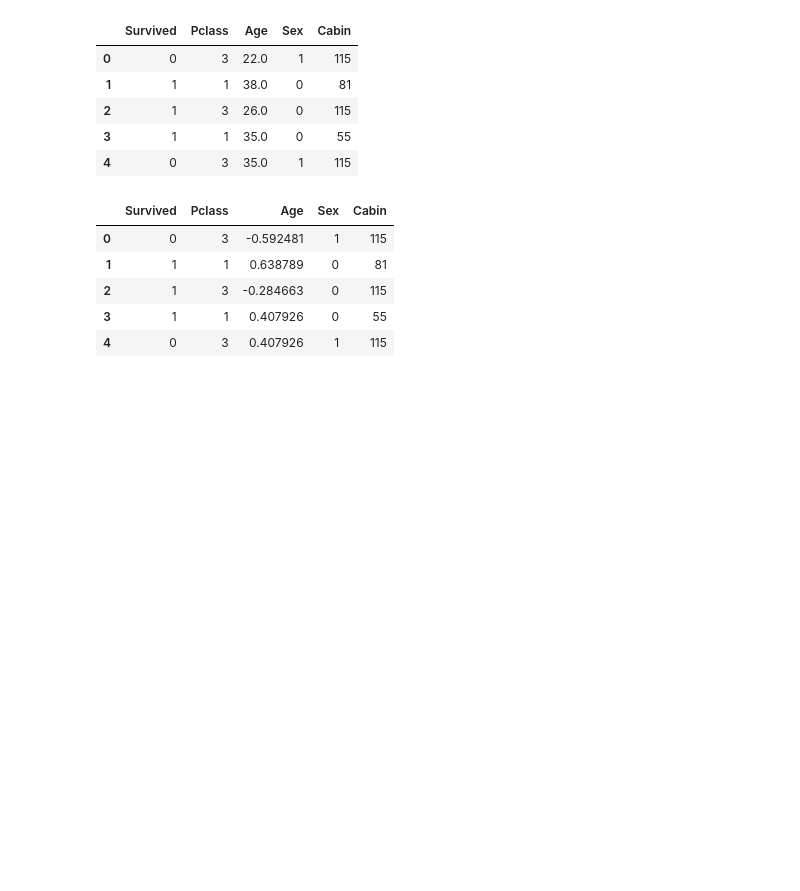
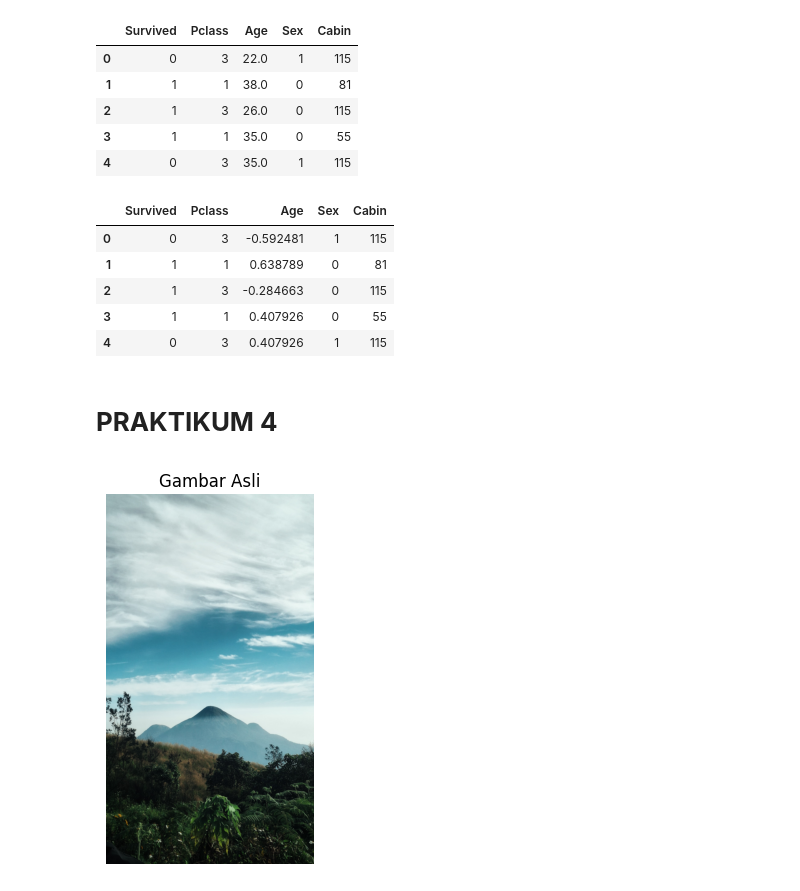
Before and after one commit to IlhamDharm/244107020220-machine-learning, a Jupyter notebook: TG2_244107020220_ILHAM DHARMA ATMAJA.ipynb, the cells around one changed output. Drawn from its saved outputs; the diff is of its cells as text; code cells hidden in the pictures; blank space fills up the shorter version.

```diff
--- a/TG2_244107020220_ILHAM DHARMA ATMAJA.ipynb
+++ b/TG2_244107020220_ILHAM DHARMA ATMAJA.ipynb
@@ -294,3 +294,5 @@ df.head()
 | 2 | 1 | 3 | -0.284663 | 0 | 115 |
 | 3 | 1 | 1 | 0.407926 | 0 | 55 |
 | 4 | 0 | 3 | 0.407926 | 1 | 115 |
+# %% [markdown]
+# **PRAKTIKUM 4**
@@ -296,0 +304,14 @@ df.head()
+# %%
+# Membaca gambar (BGR default di OpenCV)
+img = cv2.imread("gunung.jpg")
+
+# Konversi BGR → RGB (agar warnanya tampil benar di matplotlib)
+img_rgb = cv2.cvtColor(img, cv2.COLOR_BGR2RGB)
+
+# Tampilkan
+plt.imshow(img_rgb)
+plt.title("Gambar Asli")
+plt.axis("off")
+plt.show()
+# %% [output]
+[figure, added]
```
Also changed, not shown: parts of 3 cells of this notebook.
